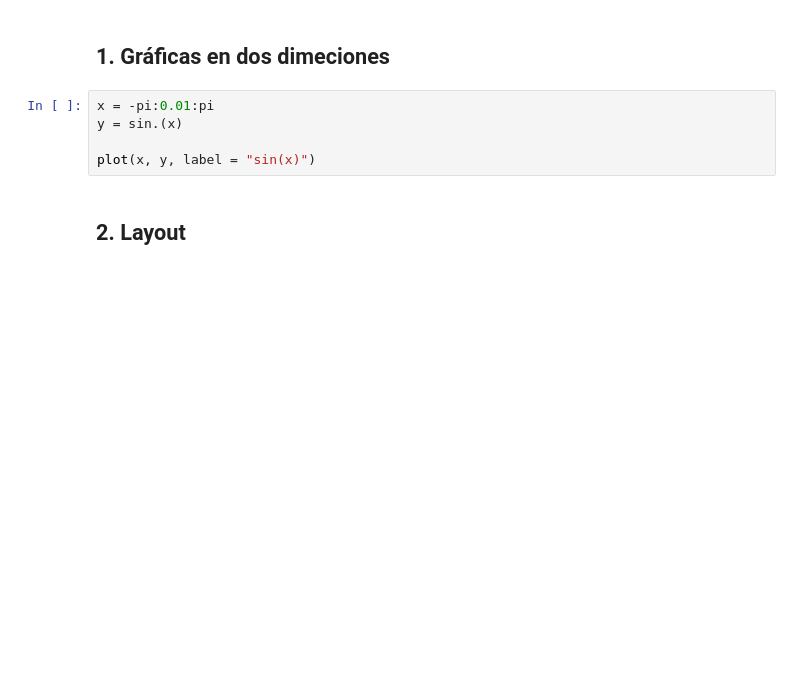
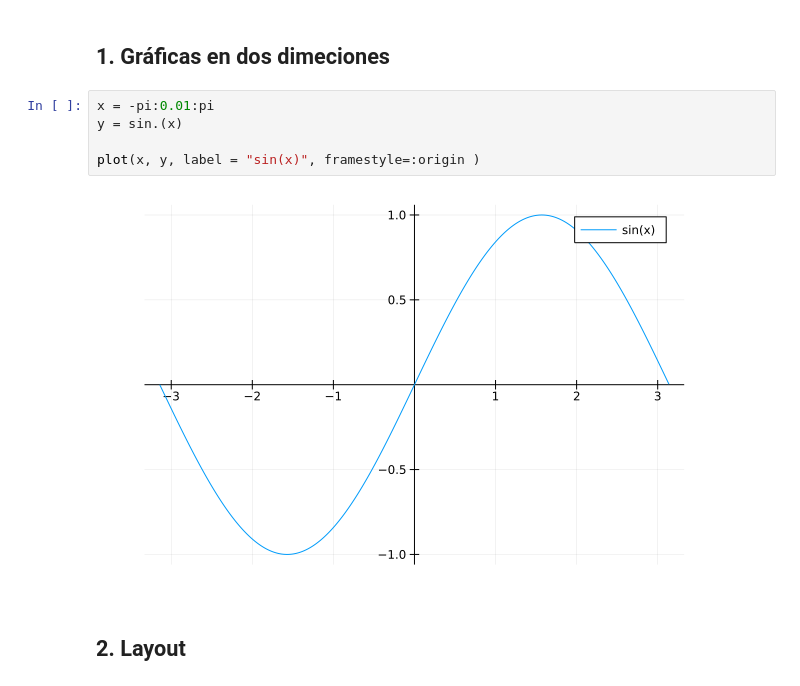
Before and after one commit to robpidev/univercity-unp, a Jupyter notebook: SICLO III/Calculo III/notebooks/01 - Graficas.ipynb/00 - Learn.ipynb, the cells around one changed output. Drawn from its saved outputs; the diff is of its cells as text; blank space fills up the shorter version.

```diff
--- a/SICLO III/Calculo III/notebooks/01 - Graficas.ipynb/00 - Learn.ipynb
+++ b/SICLO III/Calculo III/notebooks/01 - Graficas.ipynb/00 - Learn.ipynb
@@ -7,8 +9,10 @@ using Plots
 # %%
 x = -pi:0.01:pi
 y = sin.(x)
 
-plot(x, y, label = "sin(x)")
+plot(x, y, label = "sin(x)", framestyle=:origin )
+# %% [output]
+[figure, added]
 # %% [markdown]
 ## 2. Layout
 # %%
```
Also changed, not shown: parts of 2 cells of this notebook, 23 other files.
